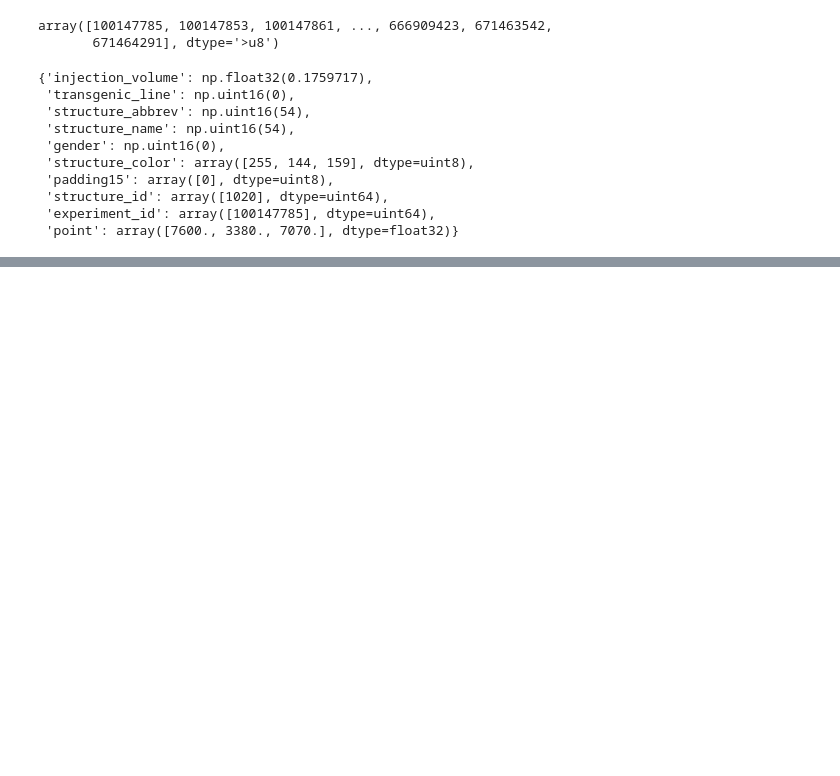
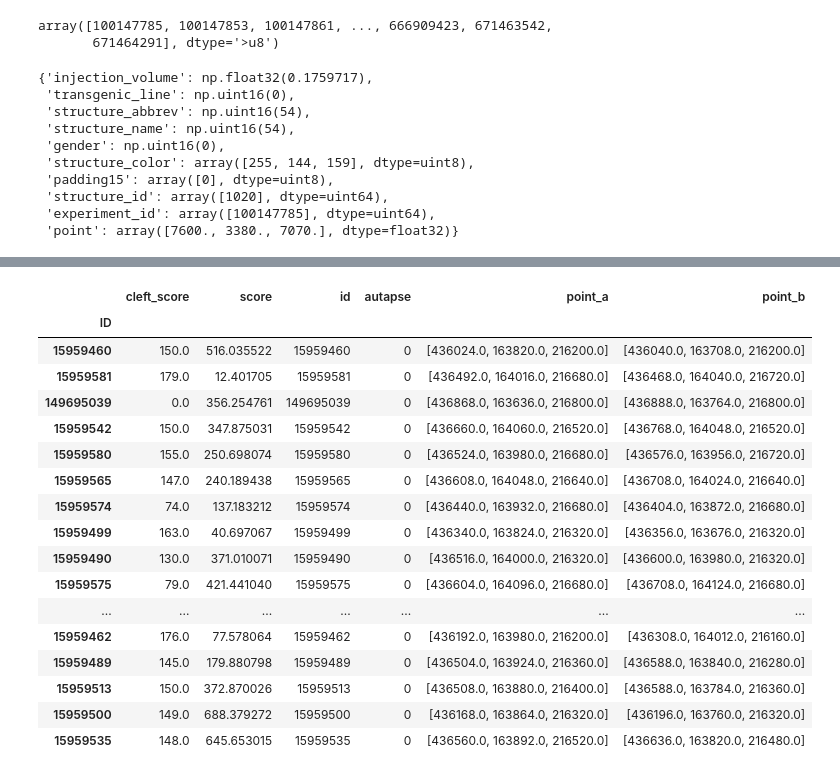
Before and after one commit to fcollman/precomputed_python, a Jupyter notebook: example.ipynb, the cells around one changed output, grey strips where cells are left out. Cells and saved outputs as stored; diff of their text form; code cells hidden in the pictures; blank space fills up the shorter version.

```diff
--- a/example.ipynb
+++ b/example.ipynb
@@ -6,10 +6,10 @@ import asyncio
 import tensorstore as ts
 from neuroglancer import viewer_state
 # %%
-#pre_ann=AnnotationReader("gs://neuroglancer-20191211_fafbv14_buhmann2019_li20190805")
-# ann_id= 15959574
-#ann = pre_ann.get_by_id(ann_id)
+pre_ann=AnnotationReader("gs://neuroglancer-20191211_fafbv14_buhmann2019_li20190805")
+ann_id= 15959574
+ann = pre_ann.get_by_id(ann_id)
 
-pre_ann = AnnotationReader("gs://allen_neuroglancer_ccf/merscope_ccffix_1")
-ann_id= 1813224
-ann = pre_ann.get_by_id(1813224)
+# pre_ann = AnnotationReader("gs://allen_neuroglancer_ccf/merscope_ccffix_1")
+# ann_id= 1813224
+# ann = pre_ann.get_by_id(1813224)
@@ -279,0 +212,28 @@ pre_ann.read_annotations_in_chunk('spatial0', chunk_index=[5,3,5])
+# %%
+box_size = [500, 500, 500]
+point = ann.get('point', ann.get('point_a',None))
+lower_bound = point-box_size
+upper_bound = point+box_size
+
+df=pre_ann.get_annotations_in_bounds(lower_bound=lower_bound,
+                                     upper_bound=upper_bound)
+df
+# %% [output]
+|  | cleft_score | score | id | autapse | point_a | point_b |
+| ID |  |  |  |  |  |  |
+| 15959460 | 150.0 | 516.035522 | 15959460 | 0 | [436024.0, 163820.0, 216200.0] | [436040.0, 163708.0, 216200.0] |
+| 15959581 | 179.0 | 12.401705 | 15959581 | 0 | [436492.0, 164016.0, 216680.0] | [436468.0, 164040.0, 216720.0] |
+| 149695039 | 0.0 | 356.254761 | 149695039 | 0 | [436868.0, 163636.0, 216800.0] | [436888.0, 163764.0, 216800.0] |
+| 15959542 | 150.0 | 347.875031 | 15959542 | 0 | [436660.0, 164060.0, 216520.0] | [436768.0, 164048.0, 216520.0] |
+| 15959580 | 155.0 | 250.698074 | 15959580 | 0 | [436524.0, 163980.0, 216680.0] | [436576.0, 163956.0, 216720.0] |
+| 15959565 | 147.0 | 240.189438 | 15959565 | 0 | [436608.0, 164048.0, 216640.0] | [436708.0, 164024.0, 216640.0] |
+| 15959574 | 74.0 | 137.183212 | 15959574 | 0 | [436440.0, 163932.0, 216680.0] | [436404.0, 163872.0, 216680.0] |
+| 15959499 | 163.0 | 40.697067 | 15959499 | 0 | [436340.0, 163824.0, 216320.0] | [436356.0, 163676.0, 216320.0] |
+| 15959490 | 130.0 | 371.010071 | 15959490 | 0 | [436516.0, 164000.0, 216320.0] | [436600.0, 163980.0, 216320.0] |
+| 15959575 | 79.0 | 421.441040 | 15959575 | 0 | [436604.0, 164096.0, 216680.0] | [436708.0, 164124.0, 216680.0] |
+| ... | ... | ... | ... | ... | ... | ... |
+| 15959462 | 176.0 | 77.578064 | 15959462 | 0 | [436192.0, 163980.0, 216200.0] | [436308.0, 164012.0, 216160.0] |
+| 15959489 | 145.0 | 179.880798 | 15959489 | 0 | [436504.0, 163924.0, 216360.0] | [436588.0, 163840.0, 216280.0] |
+| 15959513 | 150.0 | 372.870026 | 15959513 | 0 | [436508.0, 163880.0, 216400.0] | [436588.0, 163784.0, 216360.0] |
+| 15959500 | 149.0 | 688.379272 | 15959500 | 0 | [436168.0, 163864.0, 216320.0] | [436196.0, 163760.0, 216320.0] |
+| 15959535 | 148.0 | 645.653015 | 15959535 | 0 | [436560.0, 163892.0, 216520.0] | [436636.0, 163820.0, 216480.0] |
```
Also changed, not shown: parts of 5 cells of this notebook, 1 other file.
